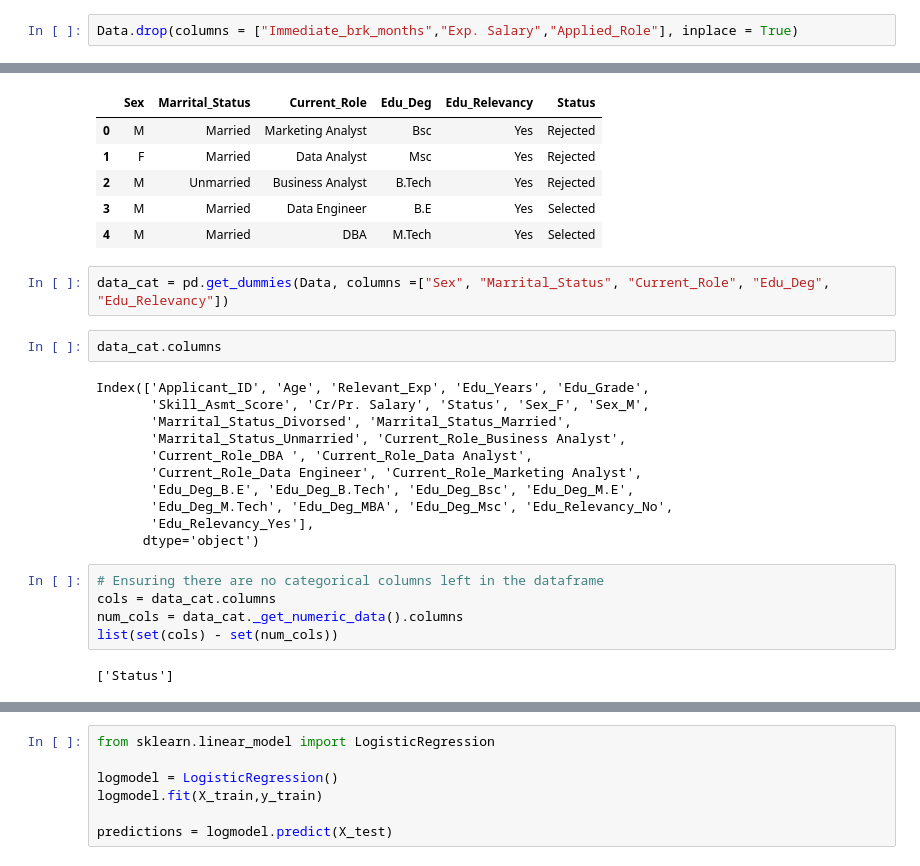
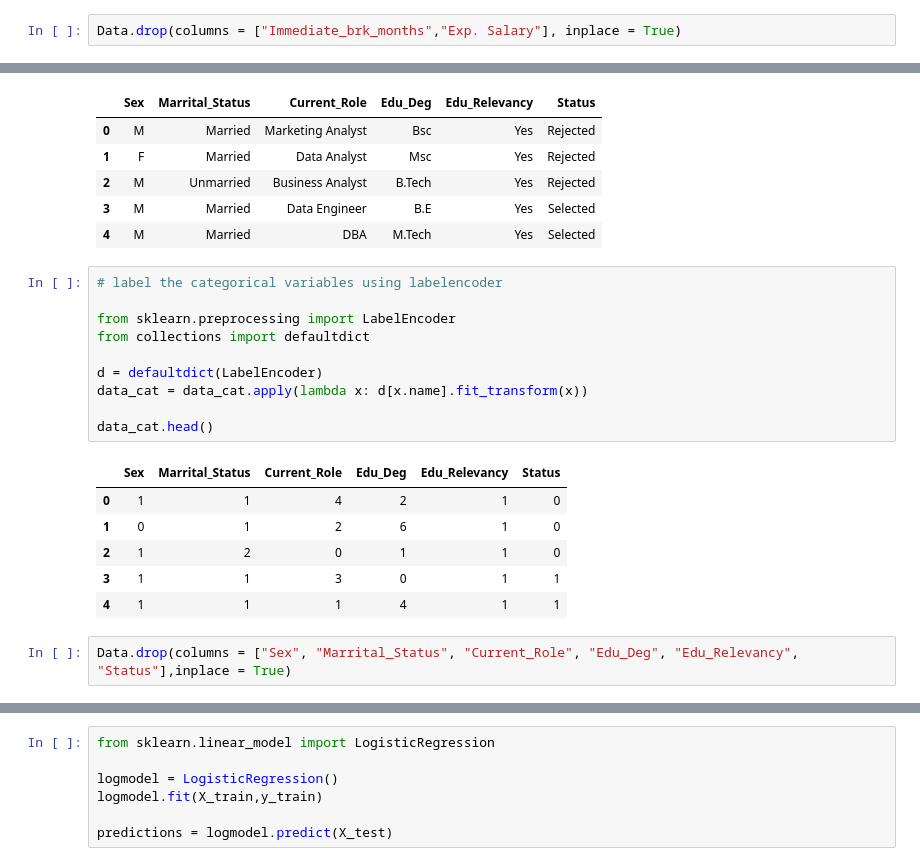
Before and after one commit to KP-37/Job-applicants-score-prediction-logistic-model, a Jupyter notebook: Job applicants model2.ipynb, the cells around one changed output, grey strips where cells are left out. Cells and saved outputs as stored; diff of their text form.

```diff
--- a/Job applicants model2.ipynb
+++ b/Job applicants model2.ipynb
@@ -57,7 +57,7 @@ Data.describe()
 # %% [markdown]
 # Data Cleaning
 # %%
-Data.drop(columns = ["Immediate_brk_months","Exp. Salary","Applied_Role"], inplace = True)
+Data.drop(columns = ["Immediate_brk_months","Exp. Salary"], inplace = True)
 # %%
 Data.head()
 # %% [output]
@@ -86,25 +86,22 @@ data_cat.head()
 | 2 | M | Unmarried | Business Analyst | B.Tech | Yes | Rejected |
 | 3 | M | Married | Data Engineer | B.E | Yes | Selected |
 | 4 | M | Married | DBA | M.Tech | Yes | Selected |
+# %%
+# label the categorical variables using labelencoder
+
+from sklearn.preprocessing import LabelEncoder
+from collections import defaultdict
+
+d = defaultdict(LabelEncoder)
+data_cat = data_cat.apply(lambda x: d[x.name].fit_transform(x))
+
+data_cat.head()
+# %% [output]
+|  | Sex | Marrital_Status | Current_Role | Edu_Deg | Edu_Relevancy | Status |
+| 0 | 1 | 1 | 4 | 2 | 1 | 0 |
+| 1 | 0 | 1 | 2 | 6 | 1 | 0 |
+| 2 | 1 | 2 | 0 | 1 | 1 | 0 |
+| 3 | 1 | 1 | 3 | 0 | 1 | 1 |
+| 4 | 1 | 1 | 1 | 4 | 1 | 1 |
 # %%
-data_cat = pd.get_dummies(Data, columns =["Sex", "Marrital_Status", "Current_Role", "Edu_Deg", "Edu_Relevancy"])
+Data.drop(columns = ["Sex", "Marrital_Status", "Current_Role", "Edu_Deg", "Edu_Relevancy", "Status"],inplace = True)
-# %%
-data_cat.columns
-# %% [output]
-Index(['Applicant_ID', 'Age', 'Relevant_Exp', 'Edu_Years', 'Edu_Grade',
-       'Skill_Asmt_Score', 'Cr/Pr. Salary', 'Status', 'Sex_F', 'Sex_M',
-       'Marrital_Status_Divorsed', 'Marrital_Status_Married',
-       'Marrital_Status_Unmarried', 'Current_Role_Business Analyst',
-       'Current_Role_DBA ', 'Current_Role_Data Analyst',
-       'Current_Role_Data Engineer', 'Current_Role_Marketing Analyst',
-       'Edu_Deg_B.E', 'Edu_Deg_B.Tech', 'Edu_Deg_Bsc', 'Edu_Deg_M.E',
-       'Edu_Deg_M.Tech', 'Edu_Deg_MBA', 'Edu_Deg_Msc', 'Edu_Relevancy_No',
-       'Edu_Relevancy_Yes'],
-      dtype='object')
-# %%
-# Ensuring there are no categorical columns left in the dataframe
-cols = data_cat.columns
-num_cols = data_cat._get_numeric_data().columns
-list(set(cols) - set(num_cols))
-# %% [output]
-['Status']
```
Also changed, not shown: parts of 17 cells of this notebook.
